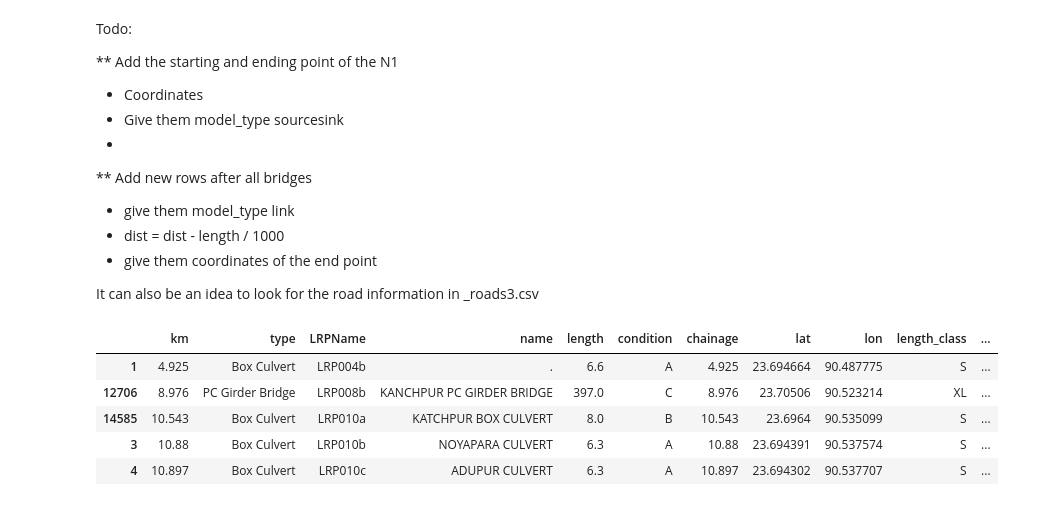
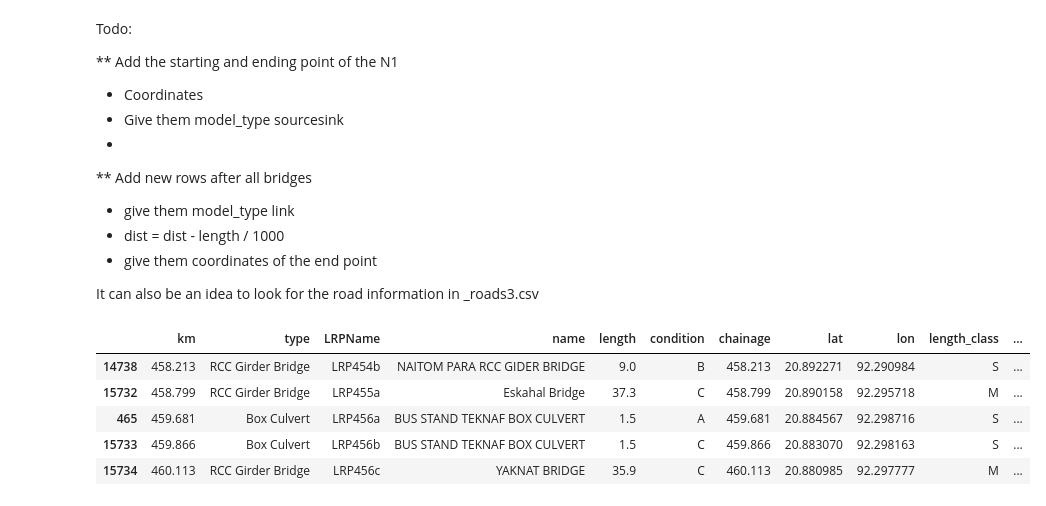
Before and after one commit to EwoutH/EPA1352-Adv-Simulation, a Jupyter notebook: EPA1352-G06-A2/notebooks/bridges_eda.ipynb, the cells around one changed output. Saved outputs shown, nothing was run; the diff lists cells and outputs as text; code cells hidden in the pictures.

```diff
--- a/EPA1352-G06-A2/notebooks/bridges_eda.ipynb
+++ b/EPA1352-G06-A2/notebooks/bridges_eda.ipynb
@@ -125,15 +124,15 @@ Todo:
 - give them coordinates of the end point
 
 It can also be an idea to look for the road information in _roads3.csv
-# %%
-bridges = bridges_clean3.copy()
-bridges.head()
-# %% [output]
-|  | km | type | LRPName | name | length | condition | chainage | lat | lon | length_class | ... |
-| 1 | 4.925 | Box Culvert | LRP004b | . | 6.6 | A | 4.925 | 23.694664 | 90.487775 | S | ... |
-| 12706 | 8.976 | PC Girder Bridge | LRP008b | KANCHPUR PC GIRDER BRIDGE | 397.0 | C | 8.976 | 23.70506 | 90.523214 | XL | ... |
-| 14585 | 10.543 | Box Culvert | LRP010a | KATCHPUR BOX CULVERT | 8.0 | B | 10.543 | 23.6964 | 90.535099 | S | ... |
-| 3 | 10.88 | Box Culvert | LRP010b | NOYAPARA CULVERT | 6.3 | A | 10.88 | 23.694391 | 90.537574 | S | ... |
-| 4 | 10.897 | Box Culvert | LRP010c | ADUPUR CULVERT | 6.3 | A | 10.897 | 23.694302 | 90.537707 | S | ... |
+# %%
+bridges1 = bridges_clean3.copy()
+bridges1.tail()
+# %% [output]
+|  | km | type | LRPName | name | length | condition | chainage | lat | lon | length_class | ... |
+| 14738 | 458.213 | RCC Girder Bridge | LRP454b | NAITOM PARA RCC GIDER BRIDGE | 9.0 | B | 458.213 | 20.892271 | 92.290984 | S | ... |
+| 15732 | 458.799 | RCC Girder Bridge | LRP455a | Eskahal Bridge | 37.3 | C | 458.799 | 20.890158 | 92.295718 | M | ... |
+| 465 | 459.681 | Box Culvert | LRP456a | BUS STAND TEKNAF BOX CULVERT | 1.5 | A | 459.681 | 20.884567 | 92.298716 | S | ... |
+| 15733 | 459.866 | Box Culvert | LRP456b | BUS STAND TEKNAF BOX CULVERT | 1.5 | C | 459.866 | 20.883070 | 92.298163 | S | ... |
+| 15734 | 460.113 | RCC Girder Bridge | LRP456c | YAKNAT BRIDGE | 35.9 | C | 460.113 | 20.880985 | 92.297777 | M | ... |
 # %%
 # bridges[['LRPName', 'model_type', 'name', 'lat', 'lon', 'length']]
```
Also changed, not shown: parts of 7 cells of this notebook, 1 other file.
